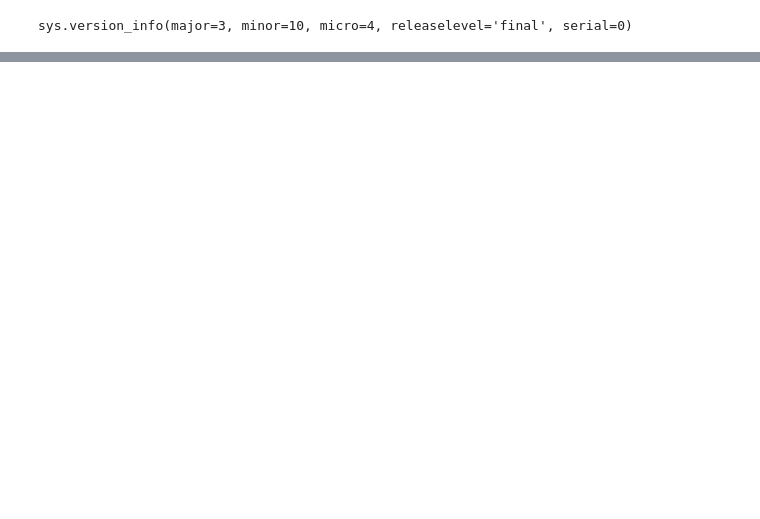
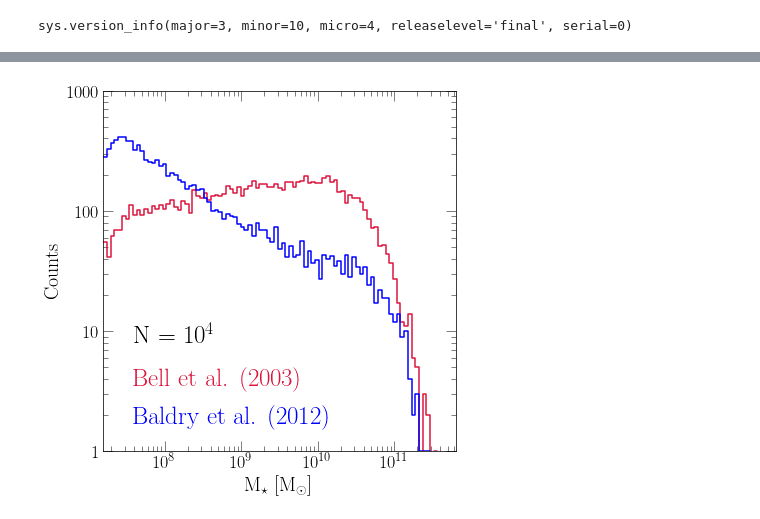
Before and after one commit to giganano/iarates, a Jupyter notebook: notebooks/smfs.ipynb, the cells around one changed output, grey strips where cells are left out. Cells and saved outputs as stored; diff of their text form; code cells hidden in the pictures; blank space fills up the shorter version.

```diff
--- a/notebooks/smfs.ipynb
+++ b/notebooks/smfs.ipynb
@@ -40,0 +61,48 @@ plt.show()
+# %%
+bell03_sampled = np.genfromtxt("../src/c/bell03.test.dat")
+# bell03_analytic = np.genfromtxt("../src/c/bell03.analytic.out")
+baldry12_sampled = np.genfromtxt("../src/c/baldry12.test.dat")
+# print(bell03_sampled)
+# %%
+fig = plt.figure(figsize = (6, 6))
+ax = fig.add_subplot(111)
+ax.set_xlabel(r"M$_\star$ [M$_\odot$]")
+# ax.set_ylabel(r"dn/dM$_\star$ [h$^3$ Mpc$^{-3}$ M$_\odot^{-1}$]")
+# ax.set_ylabel(r"dn/d$\log_{10}$M$_\star$ [h$^3$ Mpc$^{-3}$ $\log_{10}$M$_\star^{-1}$]")
+ax.set_ylabel("Counts")
+ax.set_xscale("log")
+ax.set_yscale("log")
+ax.set_xlim([10**7.2, 10**11.8])
+ax.set_ylim([1, 1000])
+ax.yaxis.set_major_formatter(fsf("%g"))
+
+kwargs = {
+    "where": "post",
+    "c": named_colors()["crimson"],
+    "label": "Bell et al. (2003)"
+}
+bins = np.logspace(7.2, 12, 100)
+counts, _ = np.histogram(bell03_sampled, bins = bins)
+ax.step(bins[:-1], counts, **kwargs)
+kwargs["c"] = named_colors()["blue"]
+kwargs["label"] = "Baldry et al. (2012)"
+counts, _ = np.histogram(baldry12_sampled, bins = bins)
+ax.step(bins[:-1], counts, **kwargs)
+ax.text(4.e7, 8, r"N = $10^4$", fontsize = 25)
+
+kwargs = {
+    "loc": mpl_loc("lower left"),
+    "handlelength": 0,
+    "fontsize": 25
+}
+leg = ax.legend(**kwargs)
+fancy_legend(leg, ["crimson", "blue"])
+
+plt.tight_layout()
+for ext in ["pdf", "jpeg"]:
+    kwargs = {}
+    if ext == "jpeg": kwargs["dpi"] = 200
+    plt.savefig("./sampled_smfs.%s" % (ext), **kwargs)
+plt.show()
+# %% [output]
+[figure, added]
```
Also changed, not shown: parts of 2 cells of this notebook, 52 other files.
